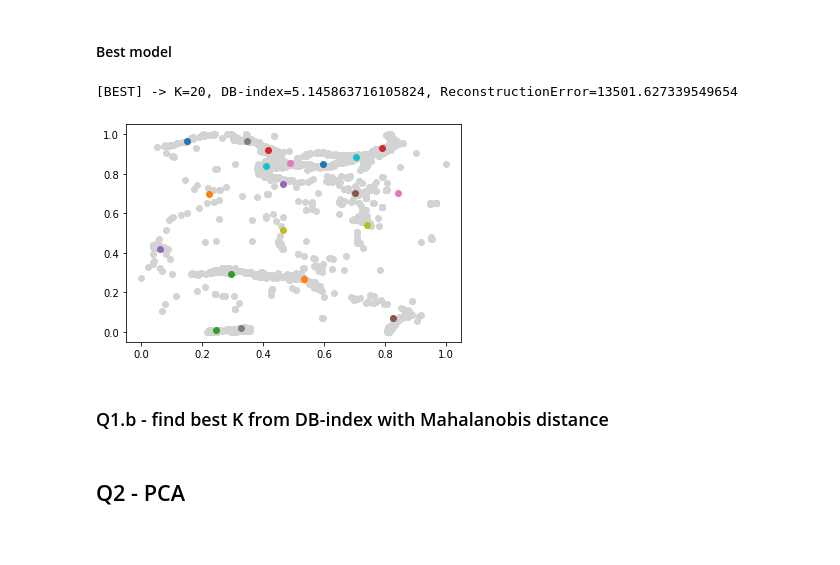
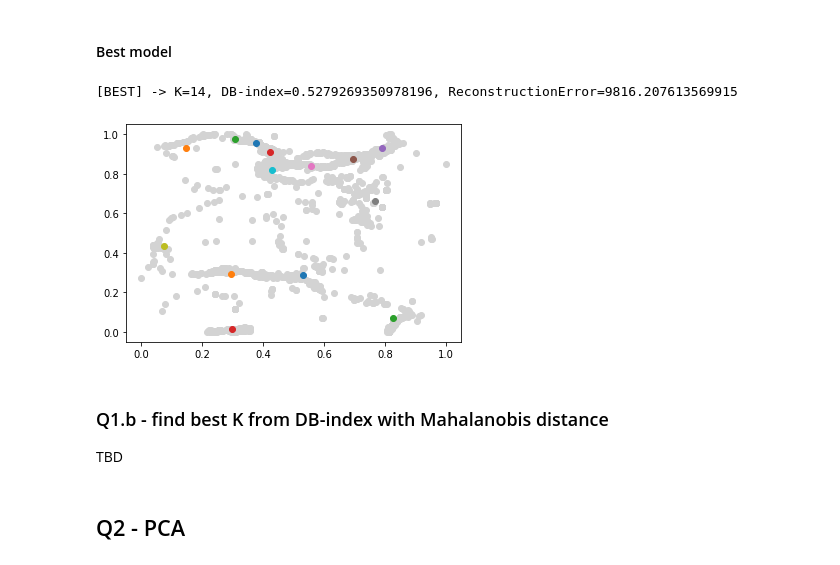
Before and after one commit to jeffcav/ml-from-scratch, a Jupyter notebook: list6.ipynb, the cells around one changed output. Saved outputs shown, nothing was run; the diff lists cells and outputs as text; code cells hidden in the pictures.

Commit message:
Finish Kmeans

```diff
--- a/list6.ipynb
+++ b/list6.ipynb
@@ -20,3 +21,8 @@ np.random.seed(20)
 #### Load dataset
 # %%
 X_quake, _ = load_csv('./datasets/quake.csv', no_output=True)
+
+scaler = MinMaxScaler()
+scaler.fit(X_quake)
+
+X_quake_scaled = scaler.transform(X_quake)
@@ -28,9 +29,10 @@ X_scaled = scaler.transform(X_quake)
 # %% [markdown]
 ### Q1.a - find best K from DB-index with euclidean distance
 # %%
-best_k = None
+best_db = None
 best_model = None
-best_global_db = None
+global_dbs = []
+global_errs = []
 
 for num_clusters in np.arange(4, 21):
     best_local_k = None
@@ -38,20 +40,24 @@ for num_clusters in np.arange(4, 21):
     best_local_model = None
 
     for i in range(20):
-        model = KMeans(num_clusters, 500, distance=EuclideanDistance)
-        err, centroids = model.fit(X_scaled)
+        model = KMeans(num_clusters, 1000, distance=EuclideanDistance)
 
-        db = model.db_index(X_scaled)
+        err, centroids = model.fit(X_quake_scaled)
+        db = model.db_index(X_quake_scaled)
 
         if best_local_db is None or db < best_local_db:
             best_local_db = db
             best_local_model = model
             best_local_k = num_clusters
 
-    if best_global_db is None or best_local_db < best_global_db:
-        best_global_k = best_local_k
-        best_global_db = best_local_db
-        best_global_model = best_local_model
+    if best_db is None or best_local_db < best_db:
+        best_db = best_local_db
+        best_model = best_local_model
 
-    print(f"[K={num_clusters}] -> DB-index={best_global_db}, ReconstructionError={best_global_model.errors[-1]}")
+    # keep track DB-indexes and reconstruction errors
+    global_dbs.append(best_local_db)
+    global_errs.append(best_local_model.errors[-1])
+
+    clear_output(wait=True)
+    display("K="+str(num_clusters)+" - DB-index="+str(best_local_db))
 # %% [output]
@@ -75,20 +78,22 @@ for num_clusters in np.arange(4, 21):
 # %% [markdown]
 #### Best model
-# %%
-print(f"[BEST] -> K={best_global_k}, DB-index={best_global_db}, ReconstructionError={best_global_model.errors[-1]}")
-# %% [output]
-[BEST] -> K=20, DB-index=5.145863716105824, ReconstructionError=13501.627339549654
 # %%
-# colors = ['red', 'green']
-plt.scatter(X_scaled[:,0], X_scaled[:,1], c='lightgray')
+print(f"[BEST] -> K={best_model.num_clusters}, DB-index={best_db}, ReconstructionError={best_model.errors[-1]}")
 
-for k in range(best_global_k):
-    plt.scatter(best_global_model.centroids[k, 0, 0], best_global_model.centroids[k, 0, 1])
+plt.scatter(X_quake_scaled[:,0], X_quake_scaled[:,1], c='lightgray')
+
+for k in range(best_model.num_clusters):
+    plt.scatter(best_model.centroids[k, 0, 0], best_model.centroids[k, 0, 1])
+
+
+plt.rcParams["figure.figsize"] = (8, 6)
 plt.show()
 # %% [output]
+[BEST] -> K=14, DB-index=0.5279269350978196, ReconstructionError=9816.207613569915
-[figure, old version]
+[figure, new version]
 # %% [markdown]
 ### Q1.b - find best K from DB-index with Mahalanobis distance
+TBD
 # %% [markdown]
 ## Q2 - PCA
 # %% [markdown]
```
Also changed, not shown: parts of 7 cells of this notebook, 2 other files.
